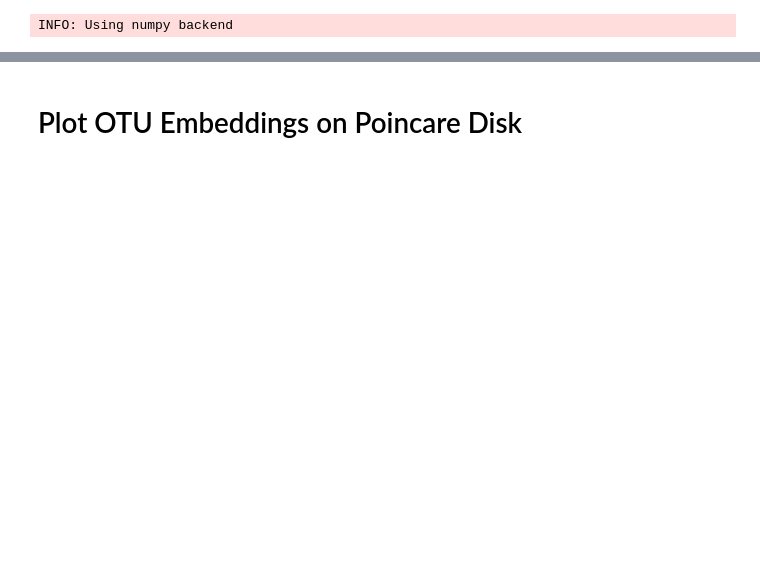
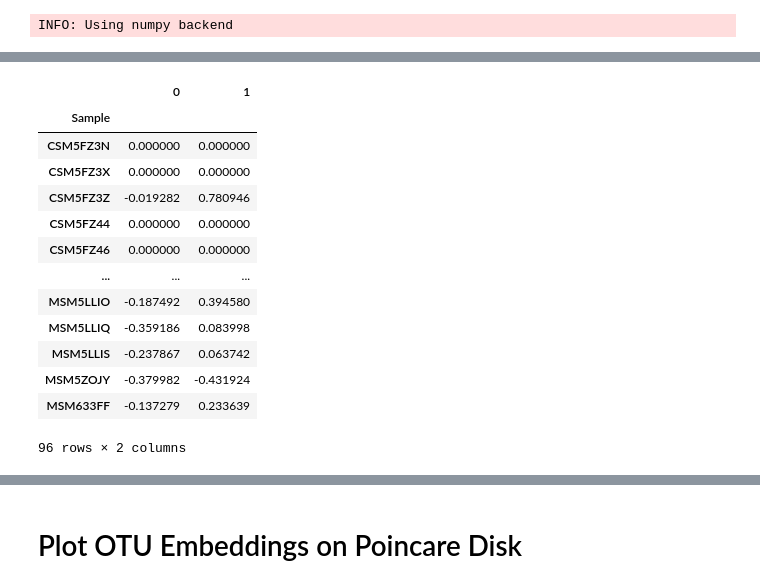
Before and after one commit to ez2rok/mixture_embeddings, a Jupyter notebook: notebooks/plot_embeddings.ipynb, the cells around one changed output, grey strips where cells are left out. Drawn from its saved outputs; the diff is of its cells as text; code cells hidden in the pictures; blank space fills up the shorter version.

```diff
--- a/notebooks/plot_embeddings.ipynb
+++ b/notebooks/plot_embeddings.ipynb
@@ -104 +107,18 @@ save = False
+# %%
+mixture_embeddings
+# %% [output]
+|  | 0 | 1 |
+| Sample |  |  |
+| CSM5FZ3N | 0.000000 | 0.000000 |
+| CSM5FZ3X | 0.000000 | 0.000000 |
+| CSM5FZ3Z | -0.019282 | 0.780946 |
+| CSM5FZ44 | 0.000000 | 0.000000 |
+| CSM5FZ46 | 0.000000 | 0.000000 |
+| ... | ... | ... |
+| MSM5LLIO | -0.187492 | 0.394580 |
+| MSM5LLIQ | -0.359186 | 0.083998 |
+| MSM5LLIS | -0.237867 | 0.063742 |
+| MSM5ZOJY | -0.379982 | -0.431924 |
+| MSM633FF | -0.137279 | 0.233639 |
+96 rows × 2 columns
 # %%
```
Also changed, not shown: parts of 32 cells of this notebook, 1 other file.
